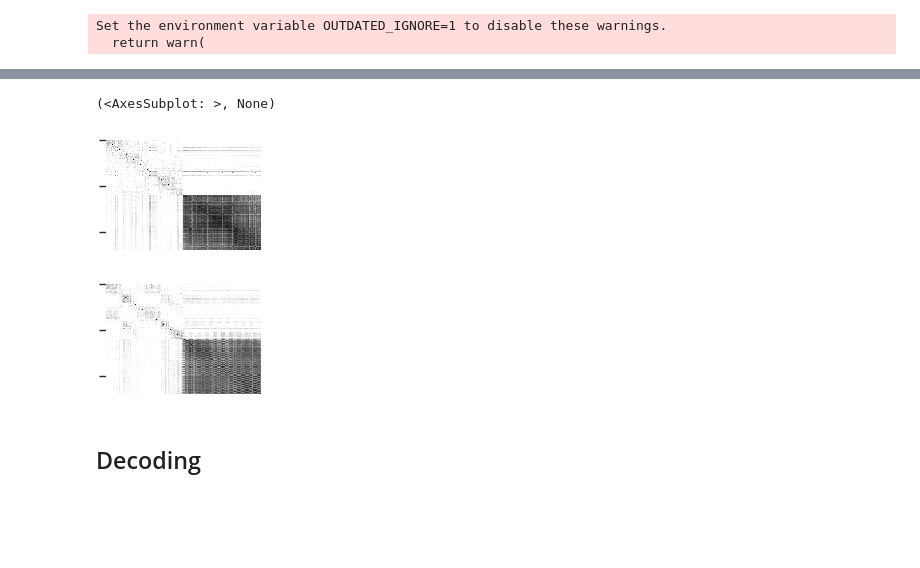
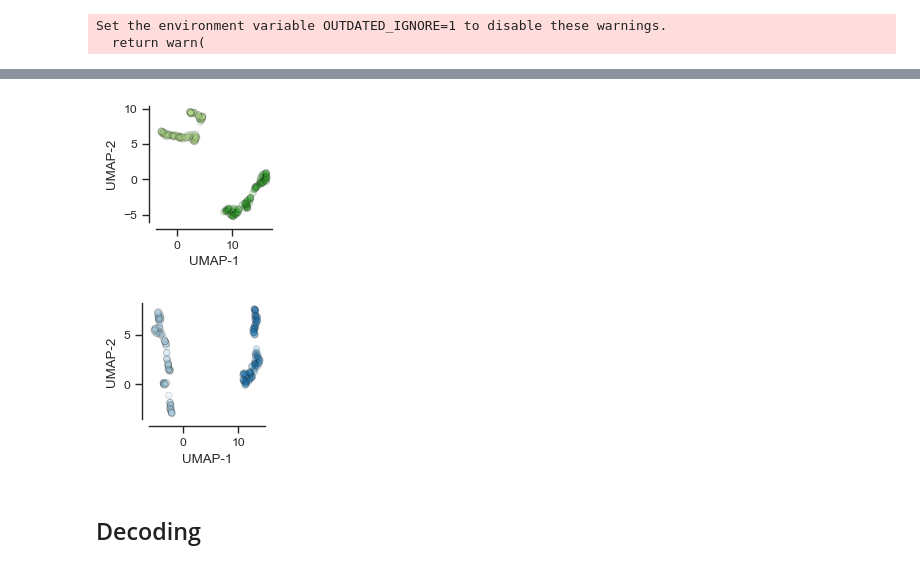
Before and after one commit to Ruairi-osul/SSRI-Interactions, a Jupyter notebook: notebooks/Foot Shock - Slow/Decode Slow Fig.ipynb, the cells around one changed output, grey strips where cells are left out. Drawn from its saved outputs; the diff is of its cells as text; code cells hidden in the pictures; blank space fills up the shorter version.

```diff
--- a/notebooks/Foot Shock - Slow/Decode Slow Fig.ipynb
+++ b/notebooks/Foot Shock - Slow/Decode Slow Fig.ipynb
@@ -86,51 +100,32 @@ ax_cit.set_yticks([])
-# %%
-f = plt.figure(figsize=(2, 3.3))
-ax_sal, ax_cit = f.subplots(2, 1, gridspec_kw=dict(hspace=0.3))
-
-
-similarity_map(
-    df_binned_piv=df_counts_piv_sal,
-    z=False,
-    ax=ax_sal,
-    heatmap_kwargs=dict(cmap="Greys", vmin=0, vmax=1.01, cbar=False)
-    )
-
-similarity_map(
-    df_binned_piv=df_counts_piv_cit,
-    z=False,
-    ax=ax_cit,
-    heatmap_kwargs=dict(cmap="Greys", vmin=0, vmax=1.01, cbar=False),
-    )
-# %% [output]
-(<AxesSubplot: >, None)
-[figure, removed]
 # %%
-from ssri_interactions.umap import umap_spikes
-from ssri_interactions.plots.umap import plot_umap
-from ssri_interactions.plots import PAL_GREY_BLACK
-from seaborn import choose_colorbrewer_palette
+df_umap_sal = umap_spikes(df_counts_piv_sal.reset_index(drop=True), umap_kwargs=dict(metric="cosine"))
+df_umap_cit = umap_spikes(df_counts_piv_cit.reset_index(drop=True), umap_kwargs=dict(metric="cosine"))
 
-df_umap_sal = umap_spikes(df_counts_piv_sal, umap_kwargs=dict(metric="l2"))
-df_umap_cit = umap_spikes(df_counts_piv_cit, umap_kwargs=dict(metric="l2"))
-df_umap_sal["block"] = np.where(df_counts_piv_sal.index.values < 0, "Pre", "Post")
-df_umap_cit["block"] = np.where(df_counts_piv_cit.index.values < 0, "Pre", "Post")
+df_umap_sal["block"] = np.where(df_counts_piv_sal.index.values < pd.Timedelta(0, unit="s"), "Pre", "Post")
+df_umap_cit["block"] = np.where(df_counts_piv_cit.index.values < pd.Timedelta(0, unit="s"), "Pre", "Post")
+df_umap_sal.index = df_counts_piv_sal.index
+df_umap_cit.index = df_counts_piv_cit.index
 
 
 cmap = sns.color_palette("Paired", n_colors=10, as_cmap=False, desat=1)
 
 f_sal = plt.figure(figsize=(1.5, 1.5))
 ax_sal = f_sal.subplots()
 plot_umap(df_umap_sal, y="block", ax=ax_sal, scatter_kwargs=dict(palette=cmap[2:4]))
 
 f_cit = plt.figure(figsize=(1.5, 1.5))
 ax_cit = f_cit.subplots()
 plot_umap(df_umap_cit, y="block", remove_legend=True, ax=ax_cit, scatter_kwargs=dict(palette=cmap[:2]))
 
 sns.despine(f_sal, offset=5)
 sns.despine(f_cit, offset=5)
 
-f_cit.savefig(fig_dir / "umap_cit.png", bbox_inches="tight", dpi=300)
-f_sal.savefig(fig_dir / "umap_sal.png", bbox_inches="tight", dpi=300)
+
+f_cit.savefig(fig_dir / "fs_slow - umap - cit.png", dpi=300, bbox_inches="tight")
+f_sal.savefig(fig_dir / "fs_slow - umap - sal.png", dpi=300, bbox_inches="tight")
+# %% [output]
+[figure, added]
+[figure, added]
 # %% [markdown]
 ## Decoding
 # %% [markdown]
```
Also changed, not shown: parts of 5 cells of this notebook, 10 other files.
